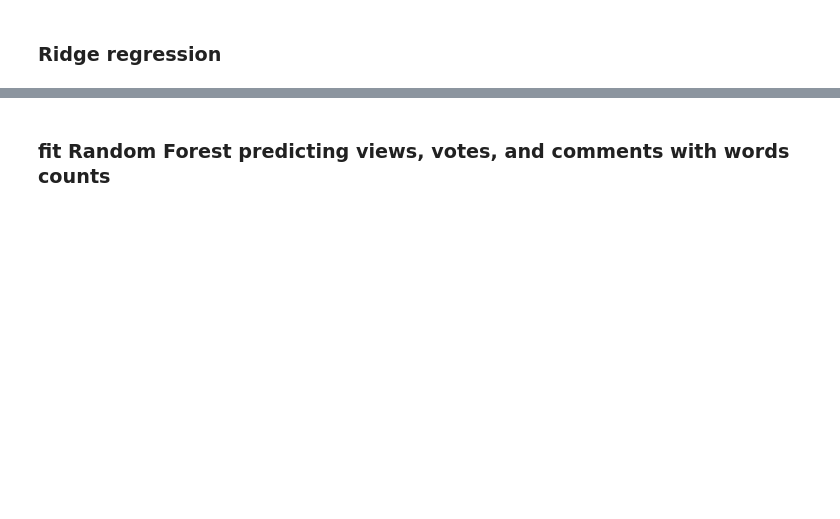
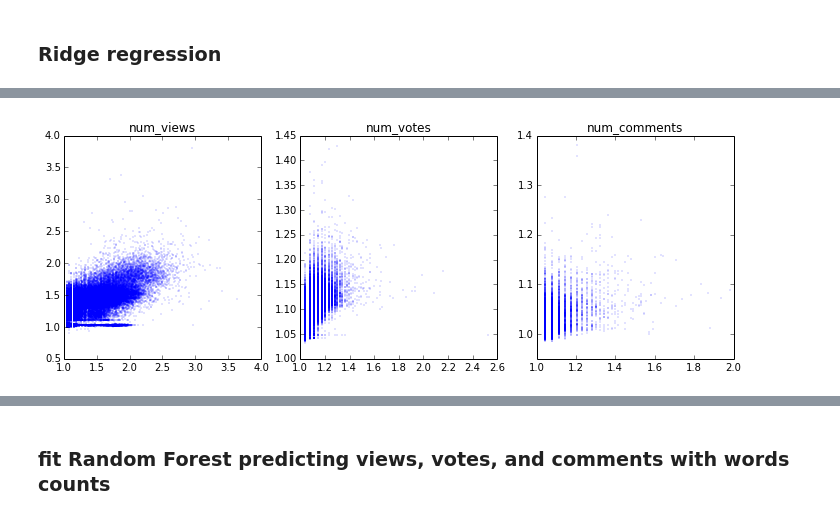
Before and after one commit to r-b-g-b/OpenData, a Jupyter notebook: 311/open311_analyze.ipynb, the cells around one changed output, grey strips where cells are left out. Saved outputs shown, nothing was run; the diff lists cells and outputs as text; code cells hidden in the pictures; blank space fills up the shorter version.

```diff
--- a/311/open311_analyze.ipynb
+++ b/311/open311_analyze.ipynb
@@ -149,4 +152,11 @@ ridge.fit(X, Y)
 # %%
 Y_pred = ridge.predict(X)
+# %%
+fig, axs = plt.subplots(1, 3, figsize=(12, 4));
+for i in range(3):
+    axs[i].plot(Y[:, i], Y_pred[:, i], marker='.', ms=0.5, ls='');
+    axs[i].set_title(depvars[i])
+# %% [output]
+[figure, added]
 # %%
 ridge.score(X, Y)
```
Also changed, not shown: parts of 3 cells of this notebook, 1 other file.
